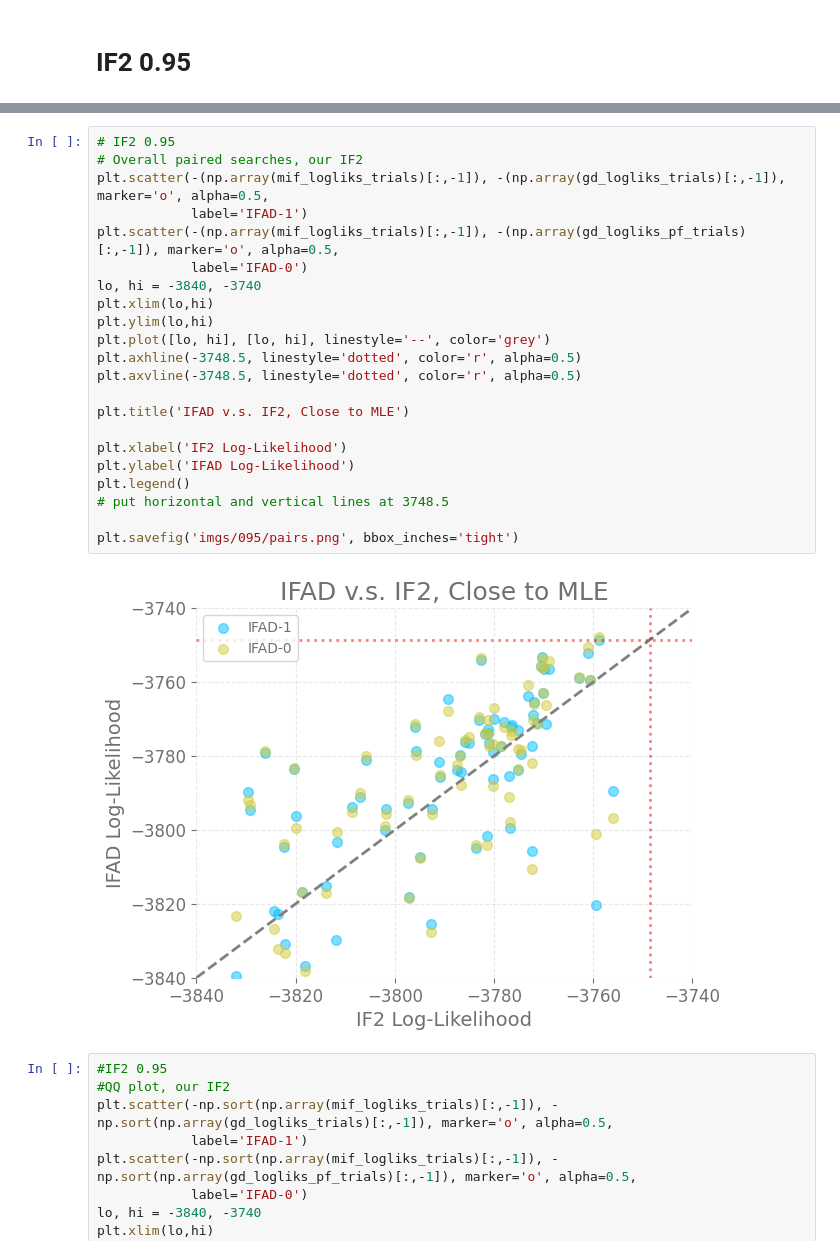
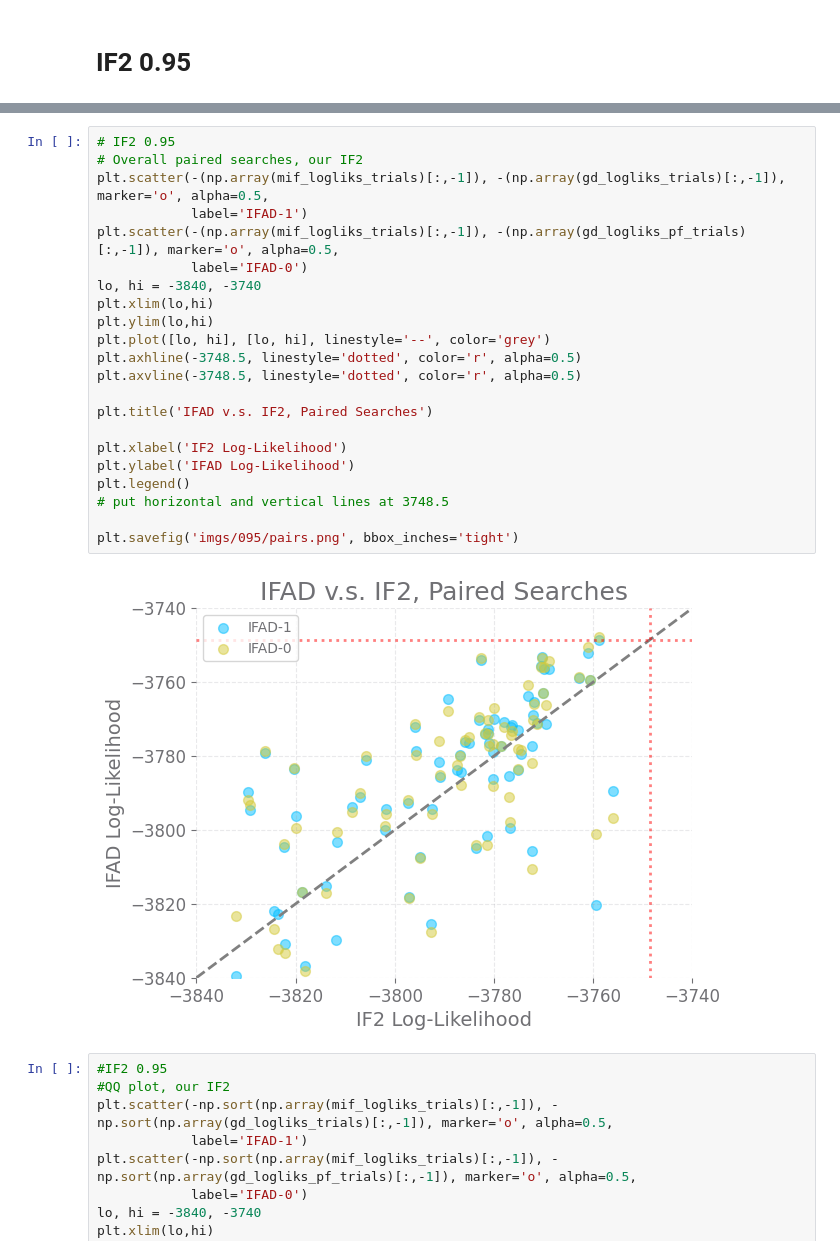
Before and after one commit to hetankevin/diffilter, a Jupyter notebook: cholera.ipynb, the cells around one changed output, grey strips where cells are left out. Cells and saved outputs as stored; diff of their text form.

```diff
--- a/cholera.ipynb
+++ b/cholera.ipynb
@@ -556,27 +559,27 @@ plt.savefig('imgs/095/optim.png', bbox_inches='tight')
 # %%
 # IF2 0.95
 # Overall paired searches, our IF2
 plt.scatter(-(np.array(mif_logliks_trials)[:,-1]), -(np.array(gd_logliks_trials)[:,-1]), marker='o', alpha=0.5,
             label='IFAD-1')
 plt.scatter(-(np.array(mif_logliks_trials)[:,-1]), -(np.array(gd_logliks_pf_trials)[:,-1]), marker='o', alpha=0.5,
             label='IFAD-0')
 lo, hi = -3840, -3740
 plt.xlim(lo,hi)
 plt.ylim(lo,hi)
 plt.plot([lo, hi], [lo, hi], linestyle='--', color='grey')
 plt.axhline(-3748.5, linestyle='dotted', color='r', alpha=0.5)
 plt.axvline(-3748.5, linestyle='dotted', color='r', alpha=0.5)
 
-plt.title('IFAD v.s. IF2, Close to MLE')
+plt.title('IFAD v.s. IF2, Paired Searches')
 
 plt.xlabel('IF2 Log-Likelihood')
 plt.ylabel('IFAD Log-Likelihood')
 plt.legend()
 # put horizontal and vertical lines at 3748.5
 
 plt.savefig('imgs/095/pairs.png', bbox_inches='tight')
 # %% [output]
-[figure, old version]
+[figure, new version]
 # %%
 #IF2 0.95
 #QQ plot, our IF2
```
Also changed, not shown: parts of 4 cells of this notebook, 5 other files.
